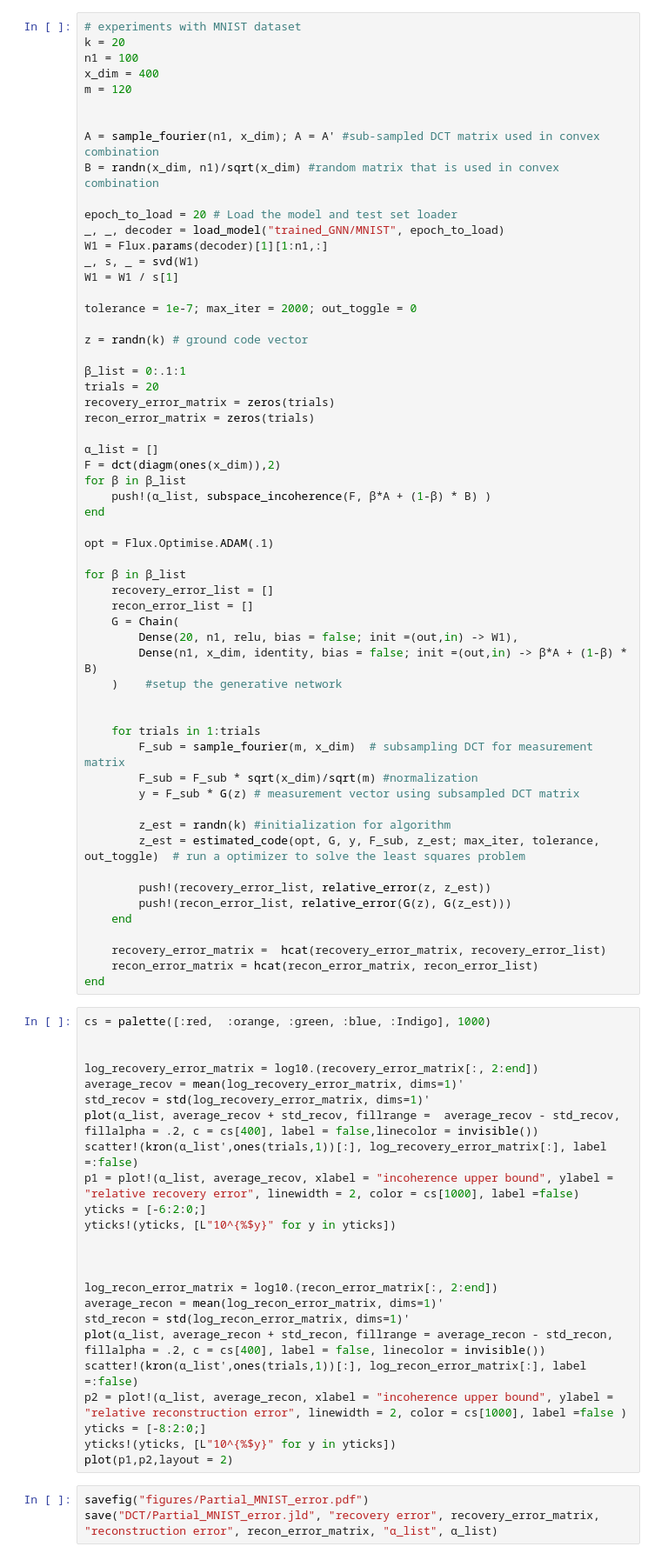
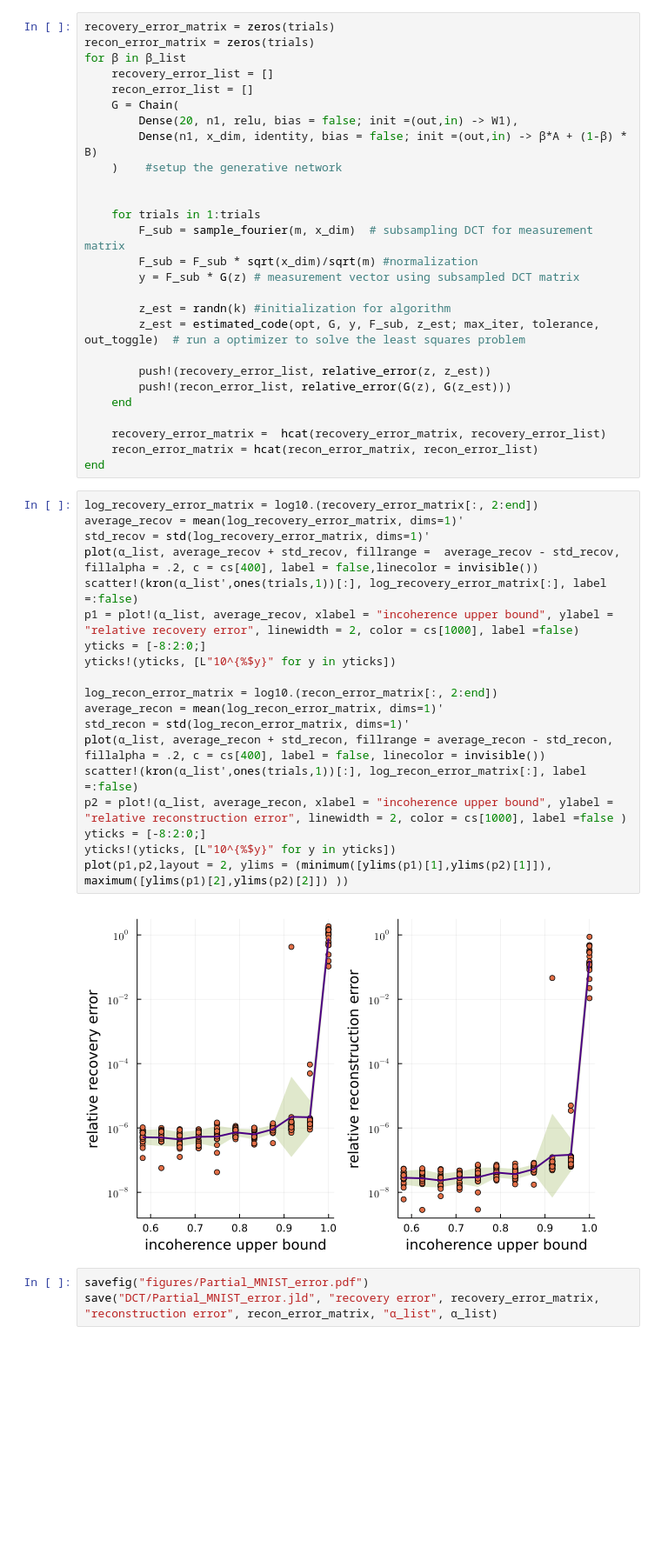
Before and after one commit to babhrujoshi/GNN_Isometries, a Jupyter notebook: Partial_MNIST_error.ipynb, the cells around one changed output. Shown at 87% size. Saved outputs shown, nothing was run; the diff lists cells and outputs as text; blank space fills up the shorter version.

Commit message:
notebooks for each experiment

```diff
--- a/Partial_MNIST_error.ipynb
+++ b/Partial_MNIST_error.ipynb
@@ -7,37 +32,6 @@ loss (generic function with 1 method)
 # %%
-# experiments with MNIST dataset
-k = 20
-n1 = 100
-x_dim = 400
-m = 120
-
-
-A = sample_fourier(n1, x_dim); A = A' #sub-sampled DCT matrix used in convex combination
-B = randn(x_dim, n1)/sqrt(x_dim) #random matrix that is used in convex combination
-
-epoch_to_load = 20 # Load the model and test set loader
-_, _, decoder = load_model("trained_GNN/MNIST", epoch_to_load)
-W1 = Flux.params(decoder)[1][1:n1,:]
-_, s, _ = svd(W1)
-W1 = W1 / s[1]
-
-tolerance = 1e-7; max_iter = 2000; out_toggle = 0
-
-z = randn(k) # ground code vector
-
-β_list = 0:.1:1
-trials = 20
 recovery_error_matrix = zeros(trials)
 recon_error_matrix = zeros(trials)
-
-α_list = []
-F = dct(diagm(ones(x_dim)),2)
-for β in β_list
-    push!(α_list, subspace_incoherence(F, β*A + (1-β) * B) )
-end
-
-opt = Flux.Optimise.ADAM(.1)
-
 for β in β_list
     recovery_error_list = []
     recon_error_list = []
@@ -63,29 +57,26 @@ for β in β_list
     recon_error_matrix = hcat(recon_error_matrix, recon_error_list)
 end
 # %%
-cs = palette([:red,  :orange, :green, :blue, :Indigo], 1000)
-
-
 log_recovery_error_matrix = log10.(recovery_error_matrix[:, 2:end])
 average_recov = mean(log_recovery_error_matrix, dims=1)'
 std_recov = std(log_recovery_error_matrix, dims=1)'
 plot(α_list, average_recov + std_recov, fillrange =  average_recov - std_recov, fillalpha = .2, c = cs[400], label = false,linecolor = invisible())
 scatter!(kron(α_list',ones(trials,1))[:], log_recovery_error_matrix[:], label =:false)
 p1 = plot!(α_list, average_recov, xlabel = "incoherence upper bound", ylabel = "relative recovery error", linewidth = 2, color = cs[1000], label =false)
-yticks = [-6:2:0;]
+yticks = [-8:2:0;]
 yticks!(yticks, [L"10^{%$y}" for y in yticks])
-
-
 
 log_recon_error_matrix = log10.(recon_error_matrix[:, 2:end])
 average_recon = mean(log_recon_error_matrix, dims=1)'
 std_recon = std(log_recon_error_matrix, dims=1)'
 plot(α_list, average_recon + std_recon, fillrange = average_recon - std_recon, fillalpha = .2, c = cs[400], label = false, linecolor = invisible())
 scatter!(kron(α_list',ones(trials,1))[:], log_recon_error_matrix[:], label =:false)
 p2 = plot!(α_list, average_recon, xlabel = "incoherence upper bound", ylabel = "relative reconstruction error", linewidth = 2, color = cs[1000], label =false )
 yticks = [-8:2:0;]
 yticks!(yticks, [L"10^{%$y}" for y in yticks])
-plot(p1,p2,layout = 2)
+plot(p1,p2,layout = 2, ylims = (minimum([ylims(p1)[1],ylims(p2)[1]]), maximum([ylims(p1)[2],ylims(p2)[2]]) ))
+# %% [output]
+[figure, added]
 # %%
 savefig("figures/Partial_MNIST_error.pdf")
 save("DCT/Partial_MNIST_error.jld", "recovery error", recovery_error_matrix, "reconstruction error", recon_error_matrix, "α_list", α_list)
```
Also changed, not shown: parts of 2 cells of this notebook, 12 other files.
